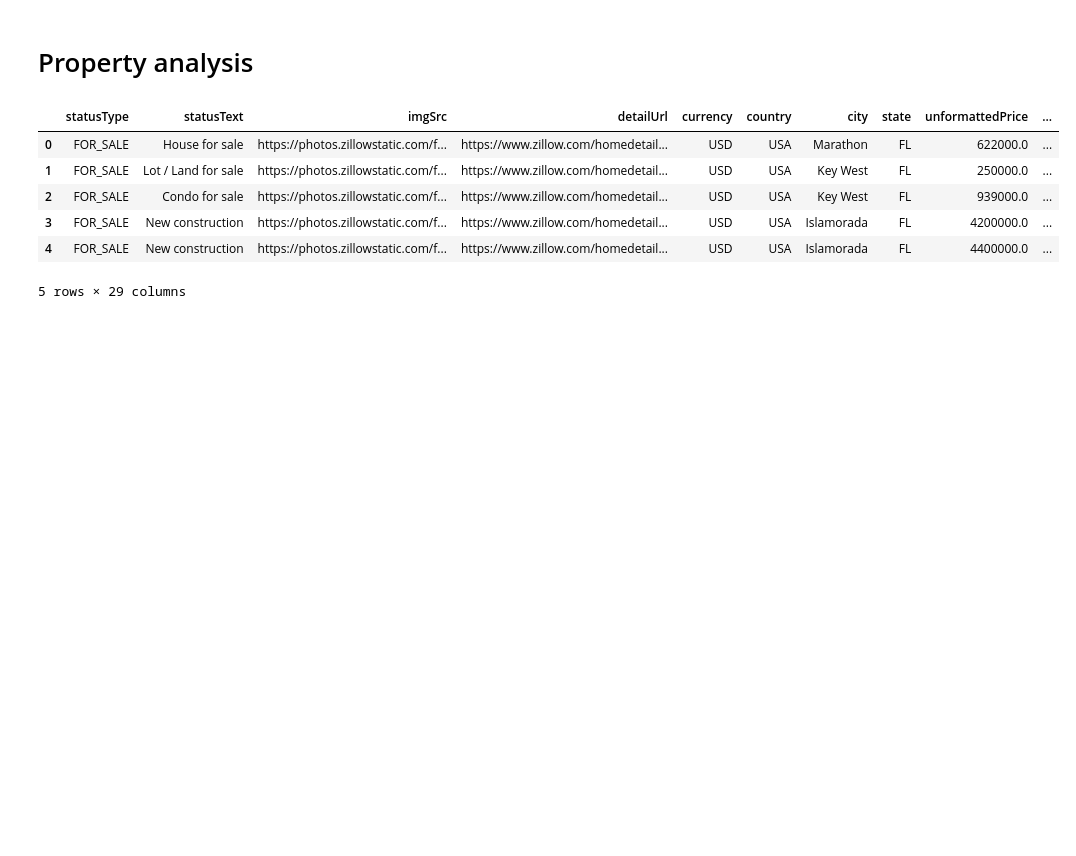
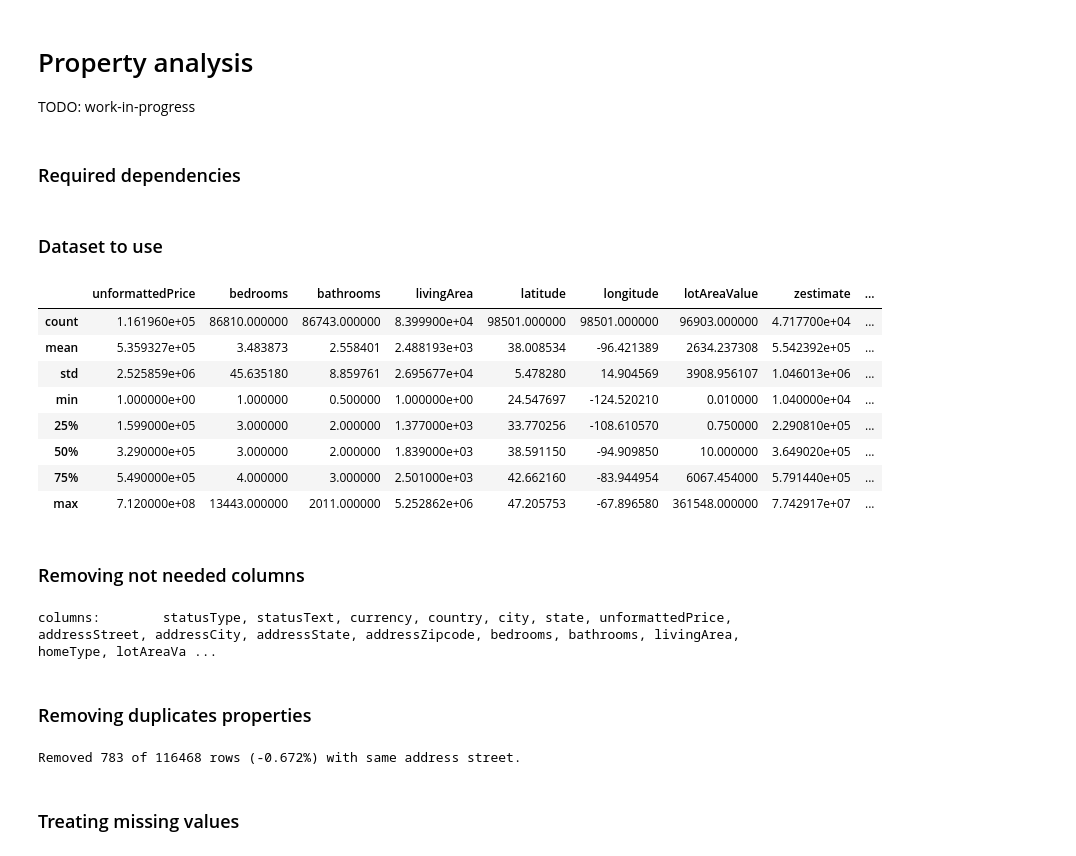
Before and after one commit to LimaBD/math3-unsam, a Jupyter notebook: PDP/properties_analysis.ipynb, the cells around one changed output. Saved outputs shown, nothing was run; the diff lists cells and outputs as text; code cells hidden in the pictures; blank space fills up the shorter version.

Commit message:
added cleaning of data; added standarization of units; removing nan values; added plotting of pairplot

```diff
--- a/PDP/properties_analysis.ipynb
+++ b/PDP/properties_analysis.ipynb
@@ -1,2 +1,4 @@
 # %% [markdown]
 # Property analysis
+
+TODO: work-in-progress
@@ -4,0 +5,2 @@ import pandas as pd
+# %% [markdown]
+### Required dependencies
@@ -5,43 +26,75 @@ import pandas as pd
+# %% [markdown]
+### Dataset to use
 # %%
-
 dtype = {
     'statusType': 'string',
     'statusText': 'string',
     'imgSrc': 'string',
     'detailUrl': 'string',
     'currency': 'string',
     'country': 'string',
     'city': 'string',
     'state': 'string',
-    'unformattedPrice': 'Float64',
+    'unformattedPrice': 'float64',
     'addressStreet': 'string',
     'addressCity': 'string',
     'addressState': 'string',
     'addressZipcode': 'string',
-    'bedrooms': 'Float64',
-    'bathrooms': 'Float64',
-    'area': 'Float64',
-    'livingArea': 'Float64',
-    'latitude': 'Float64',
-    'longitude': 'Float64',
+    'bedrooms': 'float64',
+    'bathrooms': 'float64',
+    'livingArea': 'float64',
+    'latitude': 'float64',
+    'longitude': 'float64',
     'homeType': 'string',
-    'lotAreaValue': 'Float64',
+    'lotAreaValue': 'float64',
     'lotAreaUnit': 'string',
-    'zestimate': 'Float64',
-    'rentZestimate': 'Float64',
+    'zestimate': 'float64',
+    'rentZestimate': 'float64',
     'isNonOwnerOccupied': 'boolean',
     'isPremierBuilder': 'boolean',
-    'taxAssessedValue': 'Float64',
+    'taxAssessedValue': 'float64',
     'brokerName': 'string',
     'isZillowOwned': 'boolean',
+    'livingAreaUnit': 'string',
 }
-df = pd.read_csv('./csvs/properties-2023-abr-07.csv', dtype=dtype)
-df.head()
+df: pd.DataFrame = pd.read_csv('./csvs/properties-2023-abr-07.csv', dtype=dtype)
+df.describe()
 # %% [output]
-|  | statusType | statusText | imgSrc | detailUrl | currency | country | city | state | unformattedPrice | ... |
-| 0 | FOR_SALE | House for sale | https://photos.zillowstatic.com/f... | https://www.zillow.com/homedetail... | USD | USA | Marathon | FL | 622000.0 | ... |
-| 1 | FOR_SALE | Lot / Land for sale | https://photos.zillowstatic.com/f... | https://www.zillow.com/homedetail... | USD | USA | Key West | FL | 250000.0 | ... |
-| 2 | FOR_SALE | Condo for sale | https://photos.zillowstatic.com/f... | https://www.zillow.com/homedetail... | USD | USA | Key West | FL | 939000.0 | ... |
-| 3 | FOR_SALE | New construction | https://photos.zillowstatic.com/f... | https://www.zillow.com/homedetail... | USD | USA | Islamorada | FL | 4200000.0 | ... |
-| 4 | FOR_SALE | New construction | https://photos.zillowstatic.com/f... | https://www.zillow.com/homedetail... | USD | USA | Islamorada | FL | 4400000.0 | ... |
+|  | unformattedPrice | bedrooms | bathrooms | livingArea | latitude | longitude | lotAreaValue | zestimate | ... |
+| count | 1.161960e+05 | 86810.000000 | 86743.000000 | 8.399900e+04 | 98501.000000 | 98501.000000 | 96903.000000 | 4.717700e+04 | ... |
+| mean | 5.359327e+05 | 3.483873 | 2.558401 | 2.488193e+03 | 38.008534 | -96.421389 | 2634.237308 | 5.542392e+05 | ... |
+| std | 2.525859e+06 | 45.635180 | 8.859761 | 2.695677e+04 | 5.478280 | 14.904569 | 3908.956107 | 1.046013e+06 | ... |
+| min | 1.000000e+00 | 1.000000 | 0.500000 | 1.000000e+00 | 24.547697 | -124.520210 | 0.010000 | 1.040000e+04 | ... |
+| 25% | 1.599000e+05 | 3.000000 | 2.000000 | 1.377000e+03 | 33.770256 | -108.610570 | 0.750000 | 2.290810e+05 | ... |
+| 50% | 3.290000e+05 | 3.000000 | 2.000000 | 1.839000e+03 | 38.591150 | -94.909850 | 10.000000 | 3.649020e+05 | ... |
+| 75% | 5.490000e+05 | 4.000000 | 3.000000 | 2.501000e+03 | 42.662160 | -83.944954 | 6067.454000 | 5.791440e+05 | ... |
+| max | 7.120000e+08 | 13443.000000 | 2011.000000 | 5.252862e+06 | 47.205753 | -67.896580 | 361548.000000 | 7.742917e+07 | ... |
-5 rows × 29 columns
+# %% [markdown]
+### Removing not needed columns
+# %%
+# These columns are not relevant for the analysis
+columns_to_drop = [
+    'imgSrc', 'detailUrl', 'zestimate', 'brokerName',
+    'rentZestimate', 'isZillowOwned', 'isNonOwnerOccupied',
+    'latitude', 'longitude',
+]
+df = df.drop(columns=columns_to_drop)
+print(f"columns:\t{', '.join(df.columns)}")
+# %% [output]
+columns:        statusType, statusText, currency, country, city, state, unformattedPrice, addressStreet, addressCity, addressState, addressZipcode, bedrooms, bathrooms, livingArea, homeType, lotAreaVa ...
+# %% [markdown]
+### Removing duplicates properties
+# %%
+# Removing duplicated properties
+diff: Diff = Diff()
+diff.start(len(df.index))
+
+df = df.drop_duplicates(subset=['addressStreet'])
+
+# Show results
+removed, perc = diff.stop(len(df.index))
+print(f'Removed {removed} of {diff.starting} rows ({perc}%) with same address street.')
+# %% [output]
+Removed 783 of 116468 rows (-0.672%) with same address street.
+# %% [markdown]
+### Treating missing values
```
Also changed, not shown: parts of 14 cells of this notebook.
